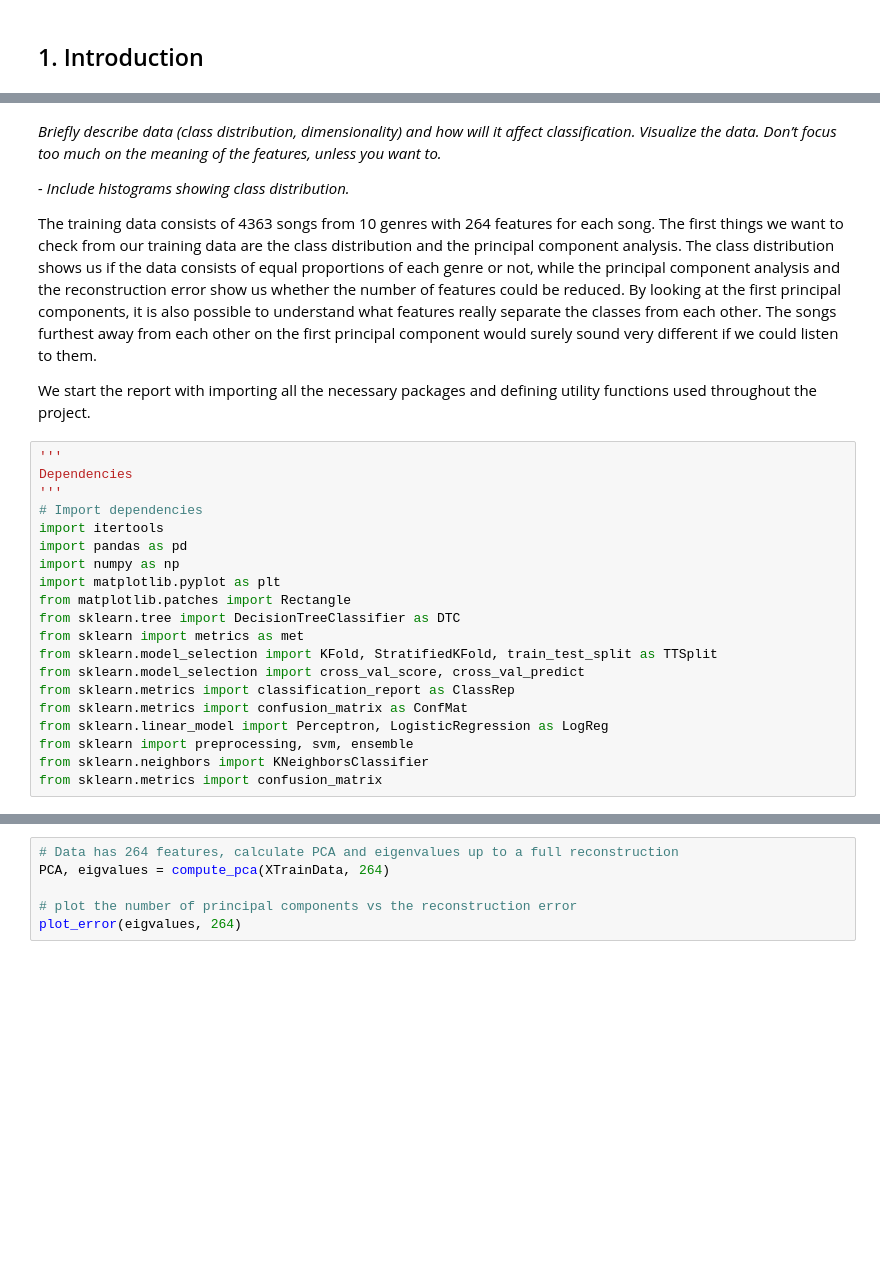
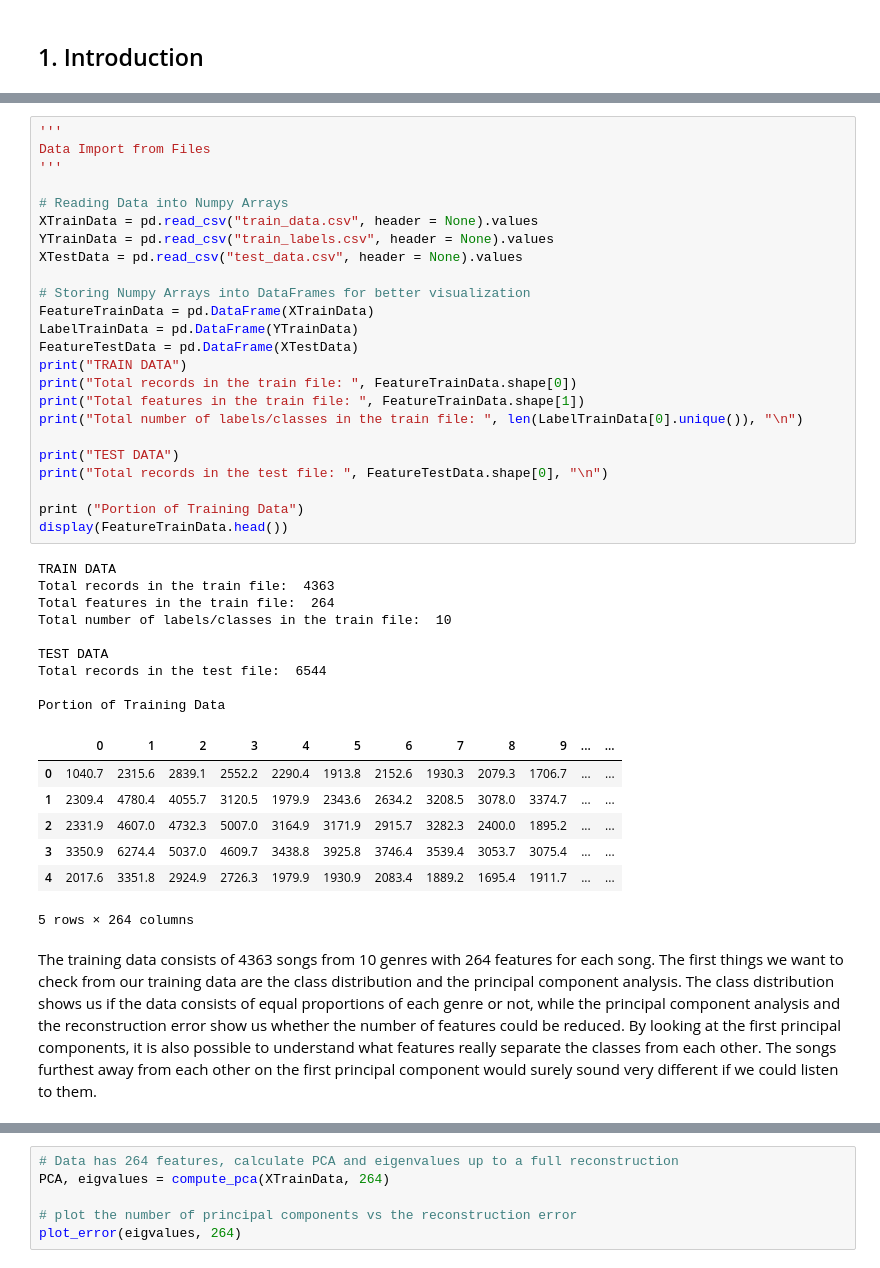
Before and after one commit to abdullahkhan93/MLBP-2018, a Jupyter notebook: Project Report.ipynb, the cells around one changed output, grey strips where cells are left out. Drawn from its saved outputs; the diff is of its cells as text; blank space fills up the shorter version.

Commit message:
Updated the project report and added all necessary files and snapshots to the repo.

```diff
--- a/Project Report.ipynb
+++ b/Project Report.ipynb
@@ -47,31 +144,43 @@ In this project, our goal is to create a classifier that gives us the probabilit
+# %%
+'''
+Data Import from Files
+'''
+
+# Reading Data into Numpy Arrays
+XTrainData = pd.read_csv("train_data.csv", header = None).values
+YTrainData = pd.read_csv("train_labels.csv", header = None).values
+XTestData = pd.read_csv("test_data.csv", header = None).values
+
+# Storing Numpy Arrays into DataFrames for better visualization
+FeatureTrainData = pd.DataFrame(XTrainData)
+LabelTrainData = pd.DataFrame(YTrainData)
+FeatureTestData = pd.DataFrame(XTestData)
+print("TRAIN DATA")
+print("Total records in the train file: ", FeatureTrainData.shape[0])
+print("Total features in the train file: ", FeatureTrainData.shape[1])
+print("Total number of labels/classes in the train file: ", len(LabelTrainData[0].unique()), "\n")
+
+print("TEST DATA")
+print("Total records in the test file: ", FeatureTestData.shape[0], "\n")
+
+print ("Portion of Training Data")
+display(FeatureTrainData.head())
+# %% [output]
+TRAIN DATA
+Total records in the train file:  4363
+Total features in the train file:  264
+Total number of labels/classes in the train file:  10
+
+TEST DATA
+Total records in the test file:  6544
+
+Portion of Training Data
+|  | 0 | 1 | 2 | 3 | 4 | 5 | 6 | 7 | 8 | 9 | ... | ... |
+| 0 | 1040.7 | 2315.6 | 2839.1 | 2552.2 | 2290.4 | 1913.8 | 2152.6 | 1930.3 | 2079.3 | 1706.7 | ... | ... |
+| 1 | 2309.4 | 4780.4 | 4055.7 | 3120.5 | 1979.9 | 2343.6 | 2634.2 | 3208.5 | 3078.0 | 3374.7 | ... | ... |
+| 2 | 2331.9 | 4607.0 | 4732.3 | 5007.0 | 3164.9 | 3171.9 | 2915.7 | 3282.3 | 2400.0 | 1895.2 | ... | ... |
+| 3 | 3350.9 | 6274.4 | 5037.0 | 4609.7 | 3438.8 | 3925.8 | 3746.4 | 3539.4 | 3053.7 | 3075.4 | ... | ... |
+| 4 | 2017.6 | 3351.8 | 2924.9 | 2726.3 | 1979.9 | 1930.9 | 2083.4 | 1889.2 | 1695.4 | 1911.7 | ... | ... |
+5 rows × 264 columns
 # %% [markdown]
-*Briefly describe data (class distribution, dimensionality) and how will it affect
-classification. Visualize the data. Don’t focus too much on the meaning of the features,
-unless you want to.*
-
-*- Include histograms showing class distribution.*
-
-
 The training data consists of 4363 songs from 10 genres with 264 features for each song. The first things we want to check from our training data are the class distribution and the principal component analysis. The class distribution shows us if the data consists of equal proportions of each genre or not, while the principal component analysis and the reconstruction error show us whether the number of features could be reduced. By looking at the first principal components, it is also possible to understand what features really separate the classes from each other. The songs furthest away from each other on the first principal component would surely sound very different if we could listen to them.
-
-We start the report with importing all the necessary packages and defining utility functions used throughout the project.
-# %%
-'''
-Dependencies
-'''
-# Import dependencies
-import itertools
-import pandas as pd
-import numpy as np
-import matplotlib.pyplot as plt
-from matplotlib.patches import Rectangle
-from sklearn.tree import DecisionTreeClassifier as DTC
-from sklearn import metrics as met
-from sklearn.model_selection import KFold, StratifiedKFold, train_test_split as TTSplit
-from sklearn.model_selection import cross_val_score, cross_val_predict
-from sklearn.metrics import classification_report as ClassRep
-from sklearn.metrics import confusion_matrix as ConfMat
-from sklearn.linear_model import Perceptron, LogisticRegression as LogReg
-from sklearn import preprocessing, svm, ensemble
-from sklearn.neighbors import KNeighborsClassifier
-from sklearn.metrics import confusion_matrix
```
Also changed, not shown: parts of 41 cells of this notebook, 5 other files.
